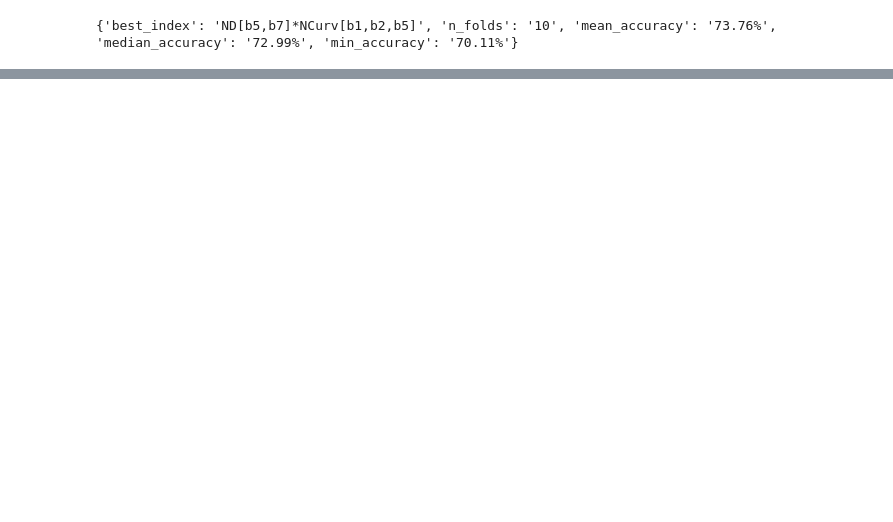
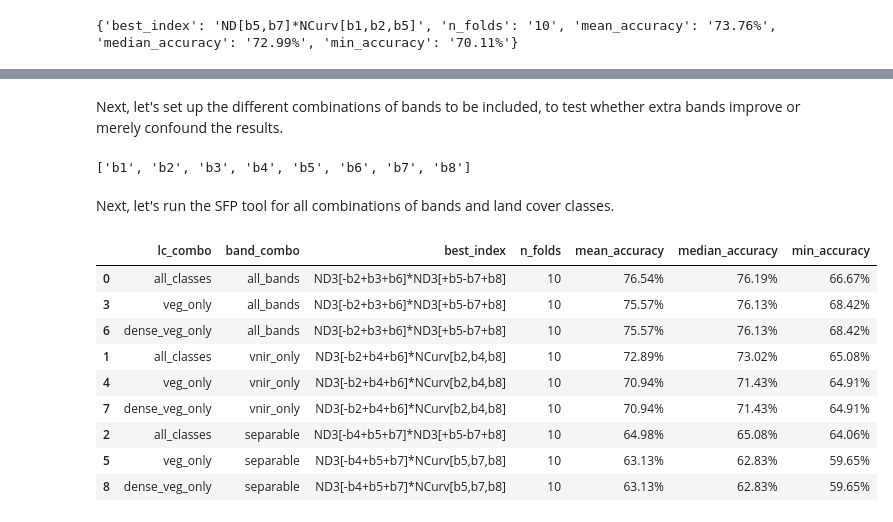
Before and after one commit to jeromemaiquez/gms-ir-mangrove-seagrass-surigao, a Jupyter notebook: main.ipynb, the cells around one changed output, grey strips where cells are left out. Drawn from its saved outputs; the diff is of its cells as text; code cells hidden in the pictures; blank space fills up the shorter version.

Commit message:
Experiment using SFP w/ different land cover and band combos

```diff
--- a/main.ipynb
+++ b/main.ipynb
@@ -461,0 +514,52 @@ print(result)
+# %% [markdown]
+Next, let's set up the different combinations of bands to be included, to test whether extra bands improve or merely confound the results.
+# %%
+band_names
+# %% [output]
+['b1', 'b2', 'b3', 'b4', 'b5', 'b6', 'b7', 'b8']
+# %%
+vnir_band_names = [f'b{i+1}' for i in range(8) if i % 2 != 0]
+separable_band_names = ['b3', 'b4', 'b5', 'b7', 'b8']
+
+band_combos = {
+    'all_bands': band_names,
+    'vnir_only': vnir_band_names,
+    'separable': separable_band_names
+}
+# %% [markdown]
+Next, let's run the SFP tool for all combinations of bands and land cover classes.
+# %%
+sfp_results = []
+
+for lc_combo in ['AllClasses', 'VegOnly', 'DenseVegOnly']:
+    for band_combo in list(band_combos.keys()):
+        fp = list(Path('interim').glob(f'*{lc_combo}*.csv'))[0]
+
+        lc_combo_name = "_".join(''.join([' ' + char.lower() if char.isupper() else char for char in lc_combo]).split())
+        result = {
+            'lc_combo': lc_combo_name,
+            'band_combo': band_combo
+        }
+
+        result = result | indices.spectral_feature_polynomial(
+            fp_data=fp,
+            category_column='LCM_CLASS',
+            target_category='Mangrove Forest',
+            band_names=band_combos[band_combo]
+        )
+
+        sfp_results.append(result)
+
+df_sfp = pd.DataFrame(sfp_results)
+df_sfp.sort_values(by='mean_accuracy', ascending=False)
+# %% [output]
+|  | lc_combo | band_combo | best_index | n_folds | mean_accuracy | median_accuracy | min_accuracy |
+| 0 | all_classes | all_bands | ND3[-b2+b3+b6]*ND3[+b5-b7+b8] | 10 | 76.54% | 76.19% | 66.67% |
+| 3 | veg_only | all_bands | ND3[-b2+b3+b6]*ND3[+b5-b7+b8] | 10 | 75.57% | 76.13% | 68.42% |
+| 6 | dense_veg_only | all_bands | ND3[-b2+b3+b6]*ND3[+b5-b7+b8] | 10 | 75.57% | 76.13% | 68.42% |
+| 1 | all_classes | vnir_only | ND3[-b2+b4+b6]*NCurv[b2,b4,b8] | 10 | 72.89% | 73.02% | 65.08% |
+| 4 | veg_only | vnir_only | ND3[-b2+b4+b6]*NCurv[b2,b4,b8] | 10 | 70.94% | 71.43% | 64.91% |
+| 7 | dense_veg_only | vnir_only | ND3[-b2+b4+b6]*NCurv[b2,b4,b8] | 10 | 70.94% | 71.43% | 64.91% |
+| 2 | all_classes | separable | ND3[-b4+b5+b7]*ND3[+b5-b7+b8] | 10 | 64.98% | 65.08% | 64.06% |
+| 5 | veg_only | separable | ND3[-b4+b5+b7]*NCurv[b5,b7,b8] | 10 | 63.13% | 62.83% | 59.65% |
+| 8 | dense_veg_only | separable | ND3[-b4+b5+b7]*NCurv[b5,b7,b8] | 10 | 63.13% | 62.83% | 59.65% |
```
Also changed, not shown: parts of 23 cells of this notebook, 4 other files.
